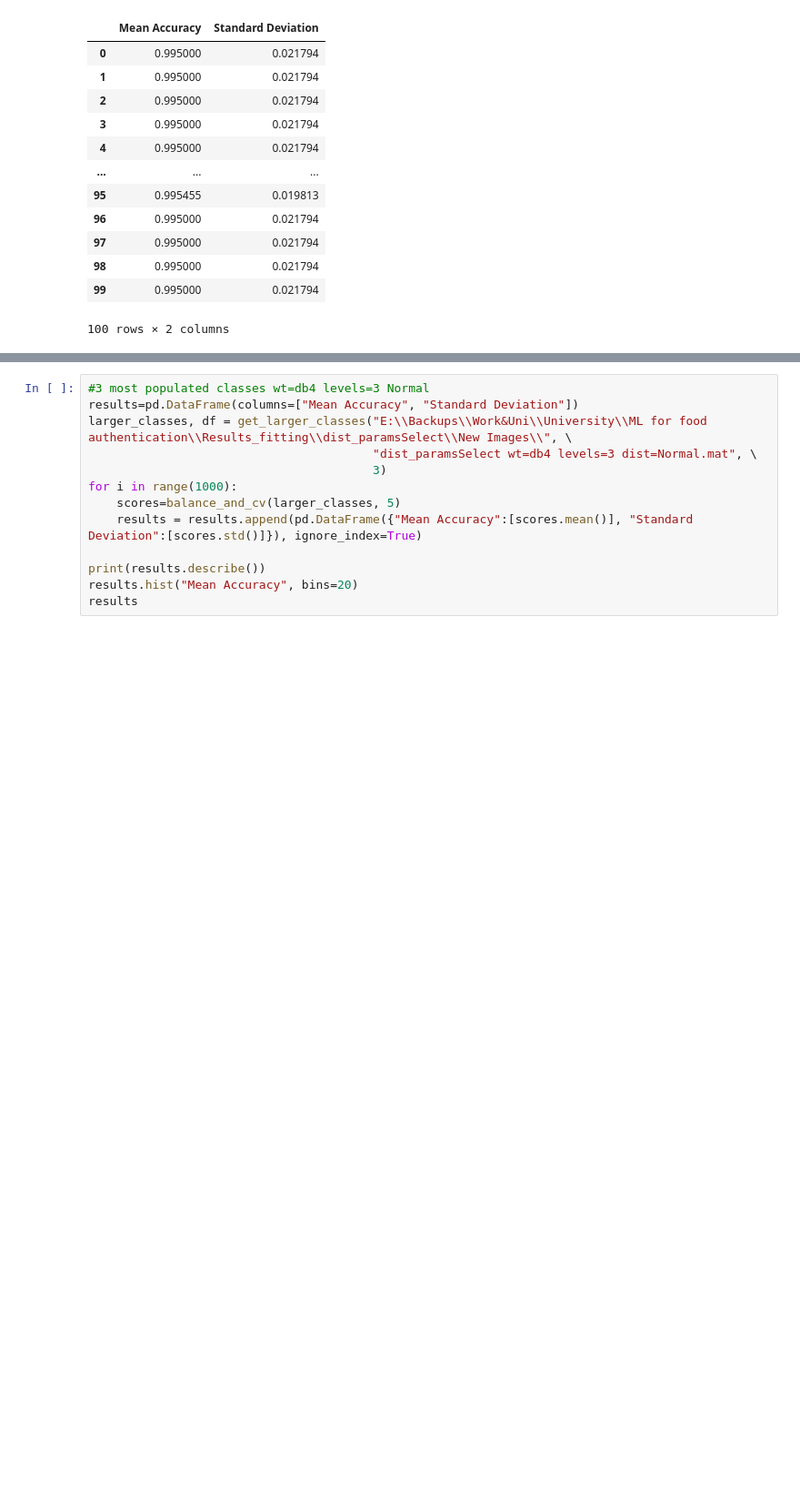
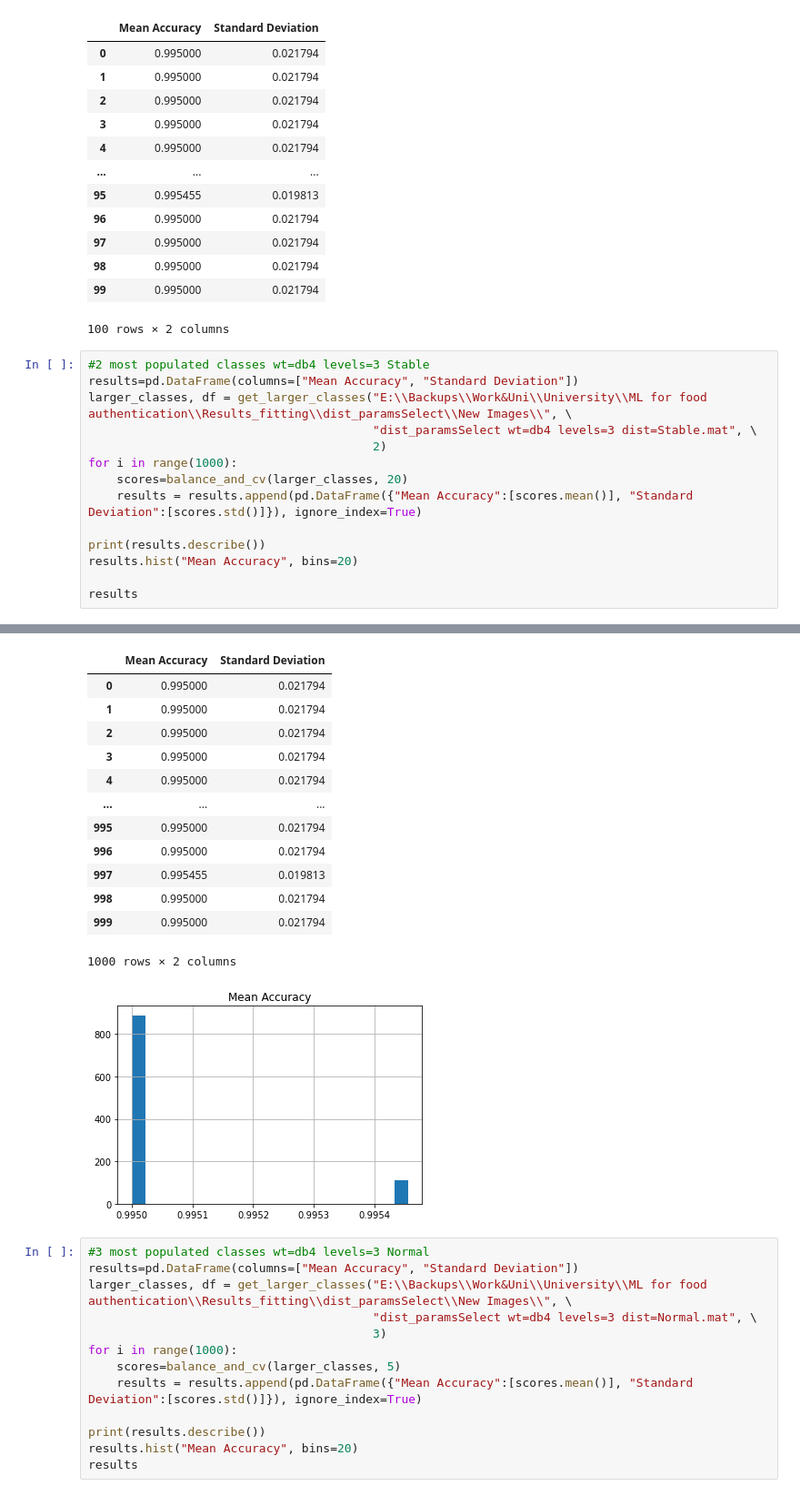
Before and after one commit to papandreas42/MLforHoney, a Jupyter notebook: wavelet_decomposition.ipynb, the cells around one changed output, grey strips where cells are left out. Shown at 91% size. Saved outputs shown, nothing was run; the diff lists cells and outputs as text; blank space fills up the shorter version.

Commit message:
all_results

```diff
--- a/wavelet_decomposition.ipynb
+++ b/wavelet_decomposition.ipynb
@@ -886,3 +900,18 @@ max         0.995455            0.021794
 | 98 | 0.995000 | 0.021794 |
 | 99 | 0.995000 | 0.021794 |
 100 rows × 2 columns
+# %%
+#2 most populated classes wt=db4 levels=3 Stable
+results=pd.DataFrame(columns=["Mean Accuracy", "Standard Deviation"])
+larger_classes, df = get_larger_classes("E:\\Backups\\Work&Uni\\University\\ML for food authentication\\Results_fitting\\dist_paramsSelect\\New Images\\", \
+                                        "dist_paramsSelect wt=db4 levels=3 dist=Stable.mat", \
+                                        2)
+for i in range(1000):
+    scores=balance_and_cv(larger_classes, 20)
+    results = results.append(pd.DataFrame({"Mean Accuracy":[scores.mean()], "Standard Deviation":[scores.std()]}), ignore_index=True)
+
+print(results.describe())
+results.hist("Mean Accuracy", bins=20)
+
+results
+# %% [output]
@@ -889,3 +936,17 @@ max         0.995455            0.021794
+|  | Mean Accuracy | Standard Deviation |
+| 0 | 0.995000 | 0.021794 |
+| 1 | 0.995000 | 0.021794 |
+| 2 | 0.995000 | 0.021794 |
+| 3 | 0.995000 | 0.021794 |
+| 4 | 0.995000 | 0.021794 |
+| ... | ... | ... |
+| 995 | 0.995000 | 0.021794 |
+| 996 | 0.995000 | 0.021794 |
+| 997 | 0.995455 | 0.019813 |
+| 998 | 0.995000 | 0.021794 |
+| 999 | 0.995000 | 0.021794 |
+1000 rows × 2 columns
+[figure, added]
 # %%
 #3 most populated classes wt=db4 levels=3 Normal
 results=pd.DataFrame(columns=["Mean Accuracy", "Standard Deviation"])
```
Also changed, not shown: parts of 5 cells of this notebook, 1 other file.
